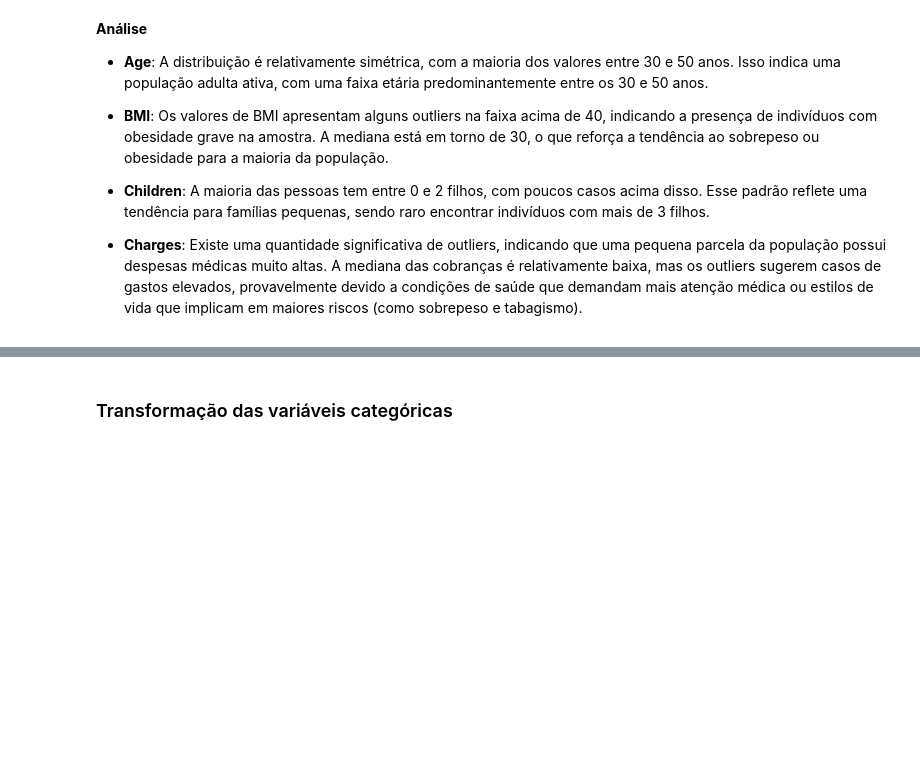
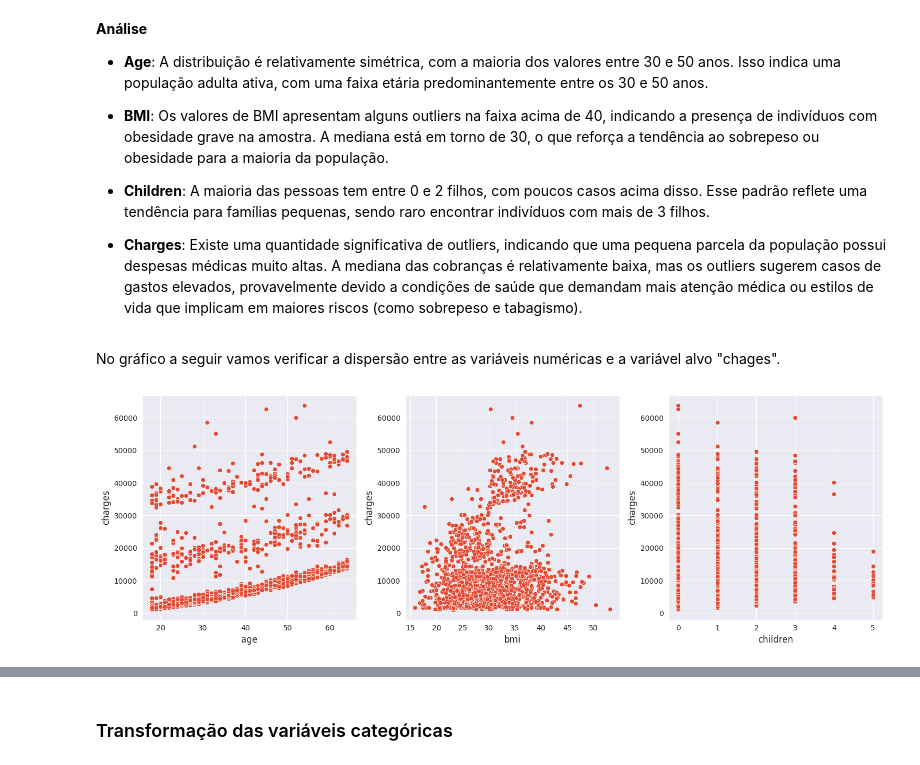
Before and after one commit to willsilvano/tech-challenges-post-tech-fiap, a Jupyter notebook: fase-01/tech-challenge-01.ipynb, the cells around one changed output, grey strips where cells are left out. Drawn from its saved outputs; the diff is of its cells as text; code cells hidden in the pictures; blank space fills up the shorter version.

```diff
--- a/fase-01/tech-challenge-01.ipynb
+++ b/fase-01/tech-challenge-01.ipynb
@@ -282,3 +282,16 @@ plt.show()
 
 - **Charges**: Existe uma quantidade significativa de outliers, indicando que uma pequena parcela da população possui despesas médicas muito altas.
 A mediana das cobranças é relativamente baixa, mas os outliers sugerem casos de gastos elevados, provavelmente devido a condições de saúde que demandam mais atenção médica ou estilos de vida que implicam em maiores riscos (como sobrepeso e tabagismo).
+# %% [markdown]
+No gráfico a seguir vamos verificar a dispersão entre as variáveis numéricas e a variável alvo "chages".
+# %%
+fig, ax = plt.subplots(1, 3, figsize=(15, 5))
+
+sns.scatterplot(x='age', y='charges', data=df, ax=ax[0])
+sns.scatterplot(x='bmi', y='charges', data=df, ax=ax[1])
+sns.scatterplot(x='children', y='charges',data=df, ax=ax[2])
+
+plt.tight_layout()
+plt.show()
+# %% [output]
+[figure, added]
```
Also changed, not shown: parts of 7 cells of this notebook.
